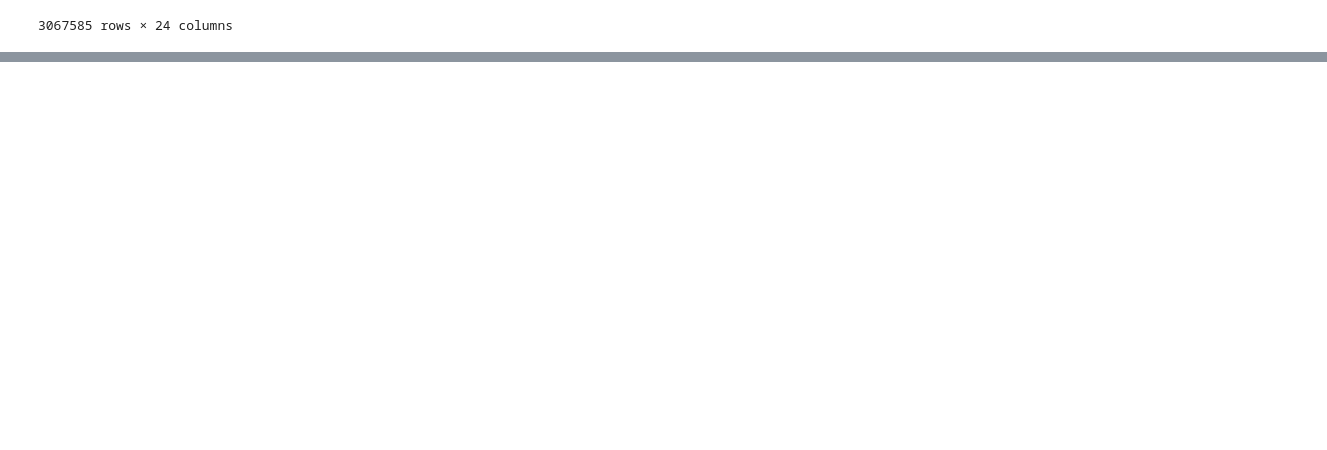
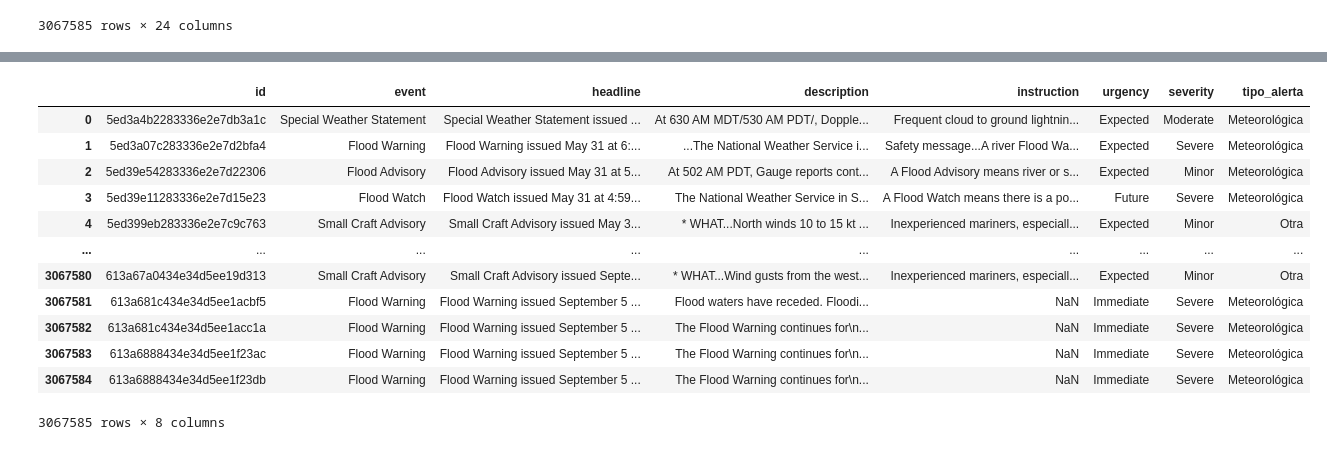
Before and after one commit to Ghisbe/Alarmas_pictogramas, a Jupyter notebook: Primera_limpiezza.ipynb, the cells around one changed output, grey strips where cells are left out. Cells and saved outputs as stored; diff of their text form; code cells hidden in the pictures; blank space fills up the shorter version.

```diff
--- a/Primera_limpiezza.ipynb
+++ b/Primera_limpiezza.ipynb
@@ -62,0 +74,3 @@ Requirement already satisfied: tornado>=4.1 in /usr/local/lib/python3.10/dist-pa
+# %%
+columnas_deseadas = ['id', 'event','headline', 'description', 'instruction', 'urgency','severity']
+nuevo_df = dataframe_csv[columnas_deseadas]
@@ -62,0 +168,18 @@ Requirement already satisfied: tornado>=4.1 in /usr/local/lib/python3.10/dist-pa
+# %%
+palabras_clave = {
+    'Meteorológica': ['Weather', 'Flood', 'Hurricane', 'Tornado', 'Blizzard', 'Snow', 'Wind', 'Heat', 'Cold', 'Freeze', 'Storm', 'Tsunami','Cyclone','Fog','Avalanche'],
+    'Civil': ['Civil', 'Law Enforcement', 'Emergency', 'Shelter in Place', 'Evacuation', 'Amber Alert', 'Missing', 'Curfew','Wanted','Radiological Hazard','Elevator Fire','Silver Alert',
+              'chemical spill'],
+}
+
+def asignar_tipo(alerta):
+    for tipo, palabras in palabras_clave.items():
+        if any(palabra.lower() in alerta.lower() for palabra in palabras):
+            return tipo
+    return 'Otra'  # Si ninguna palabra clave coincide
+
+nuevo_df['tipo_alerta'] = nuevo_df['event'].apply(asignar_tipo)
+
+alertas_por_tipo = nuevo_df['tipo_alerta'].value_counts()
+
+print(alertas_por_tipo)
@@ -62,0 +197,16 @@ Requirement already satisfied: tornado>=4.1 in /usr/local/lib/python3.10/dist-pa
+# %%
+nuevo_df
+# %% [output]
+|  | id | event | headline | description | instruction | urgency | severity | tipo_alerta |
+| 0 | 5ed3a4b2283336e2e7db3a1c | Special Weather Statement | Special Weather Statement issued ... | At 630 AM MDT/530 AM PDT/, Dopple... | Frequent cloud to ground lightnin... | Expected | Moderate | Meteorológica |
+| 1 | 5ed3a07c283336e2e7d2bfa4 | Flood Warning | Flood Warning issued May 31 at 6:... | ...The National Weather Service i... | Safety message...A river Flood Wa... | Expected | Severe | Meteorológica |
+| 2 | 5ed39e54283336e2e7d22306 | Flood Advisory | Flood Advisory issued May 31 at 5... | At 502 AM PDT, Gauge reports cont... | A Flood Advisory means river or s... | Expected | Minor | Meteorológica |
+| 3 | 5ed39e11283336e2e7d15e23 | Flood Watch | Flood Watch issued May 31 at 4:59... | The National Weather Service in S... | A Flood Watch means there is a po... | Future | Severe | Meteorológica |
+| 4 | 5ed399eb283336e2e7c9c763 | Small Craft Advisory | Small Craft Advisory issued May 3... | * WHAT...North winds 10 to 15 kt ... | Inexperienced mariners, especiall... | Expected | Minor | Otra |
+| ... | ... | ... | ... | ... | ... | ... | ... | ... |
+| 3067580 | 613a67a0434e34d5ee19d313 | Small Craft Advisory | Small Craft Advisory issued Septe... | * WHAT...Wind gusts from the west... | Inexperienced mariners, especiall... | Expected | Minor | Otra |
+| 3067581 | 613a681c434e34d5ee1acbf5 | Flood Warning | Flood Warning issued September 5 ... | Flood waters have receded. Floodi... | NaN | Immediate | Severe | Meteorológica |
+| 3067582 | 613a681c434e34d5ee1acc1a | Flood Warning | Flood Warning issued September 5 ... | The Flood Warning continues for\n... | NaN | Immediate | Severe | Meteorológica |
+| 3067583 | 613a6888434e34d5ee1f23ac | Flood Warning | Flood Warning issued September 5 ... | The Flood Warning continues for\n... | NaN | Immediate | Severe | Meteorológica |
+| 3067584 | 613a6888434e34d5ee1f23db | Flood Warning | Flood Warning issued September 5 ... | The Flood Warning continues for\n... | NaN | Immediate | Severe | Meteorológica |
+3067585 rows × 8 columns
```
Also changed, not shown: parts of 19 cells of this notebook.
